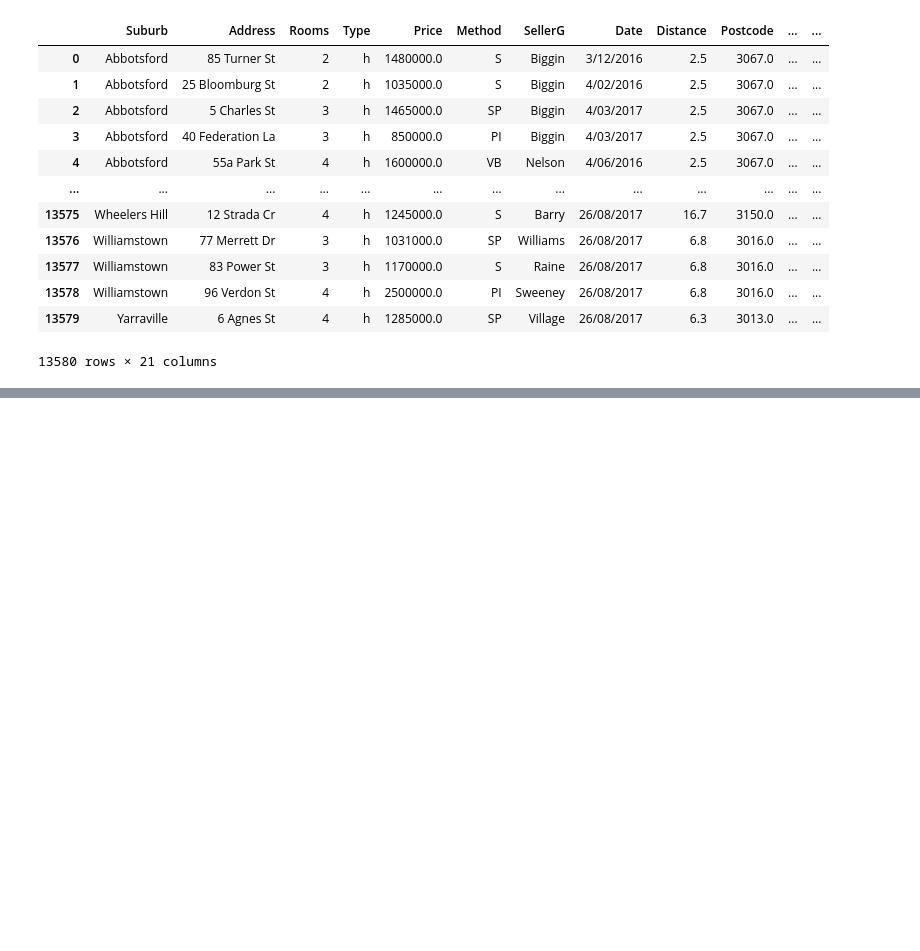
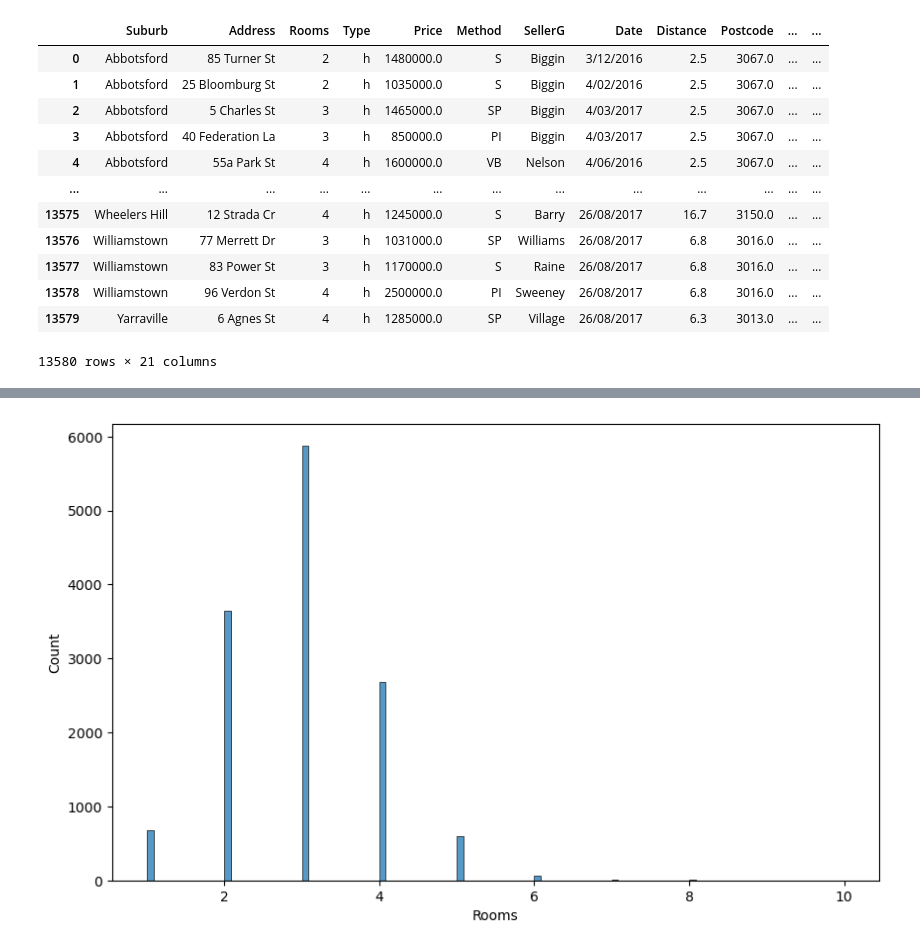
Before and after one commit to jorgeordovi/eda_start, a Jupyter notebook: base_eda.ipynb, the cells around one changed output, grey strips where cells are left out. Drawn from its saved outputs; the diff is of its cells as text; code cells hidden in the pictures; blank space fills up the shorter version.

```diff
--- a/base_eda.ipynb
+++ b/base_eda.ipynb
@@ -44,0 +126,6 @@ data
+# %%
+plt.figure(figsize=(10,6))
+sns.histplot(data["Rooms"], kde=False)
+plt.show()
+# %% [output]
+[figure, added]
```
Also changed, not shown: parts of 6 cells of this notebook.
